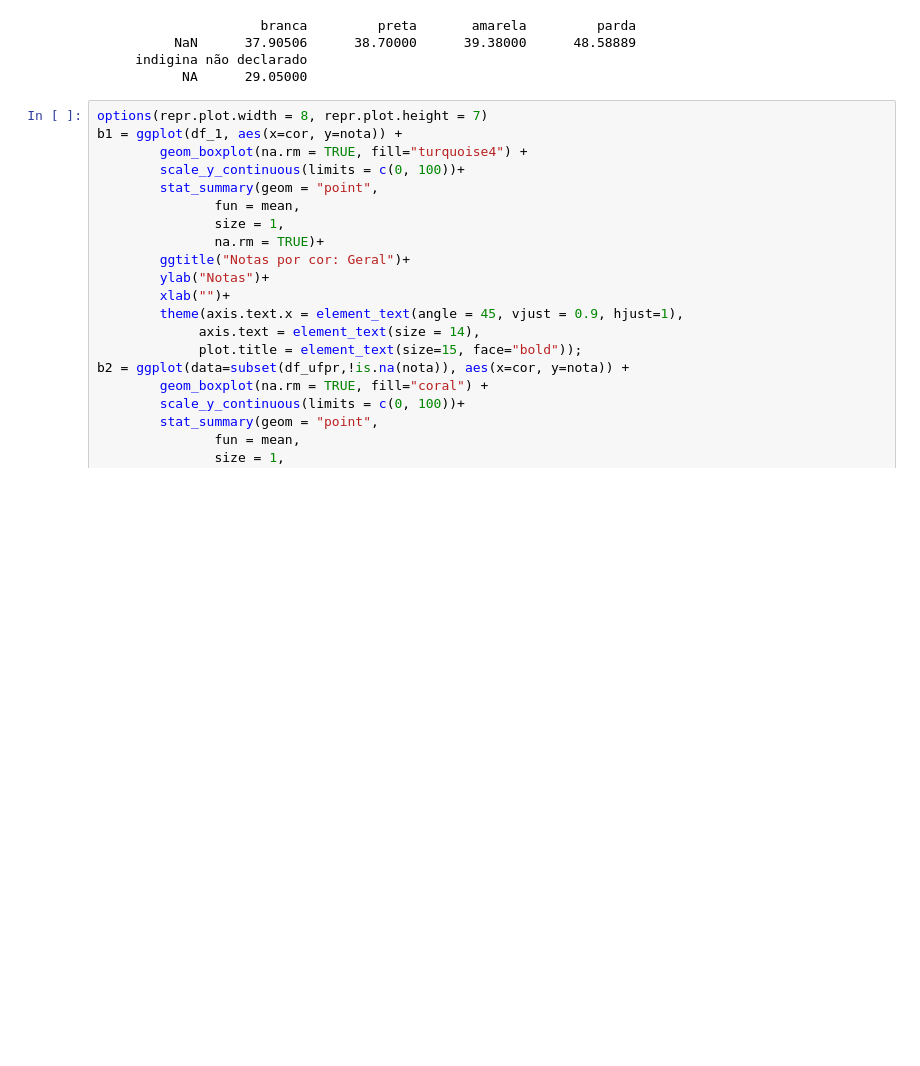
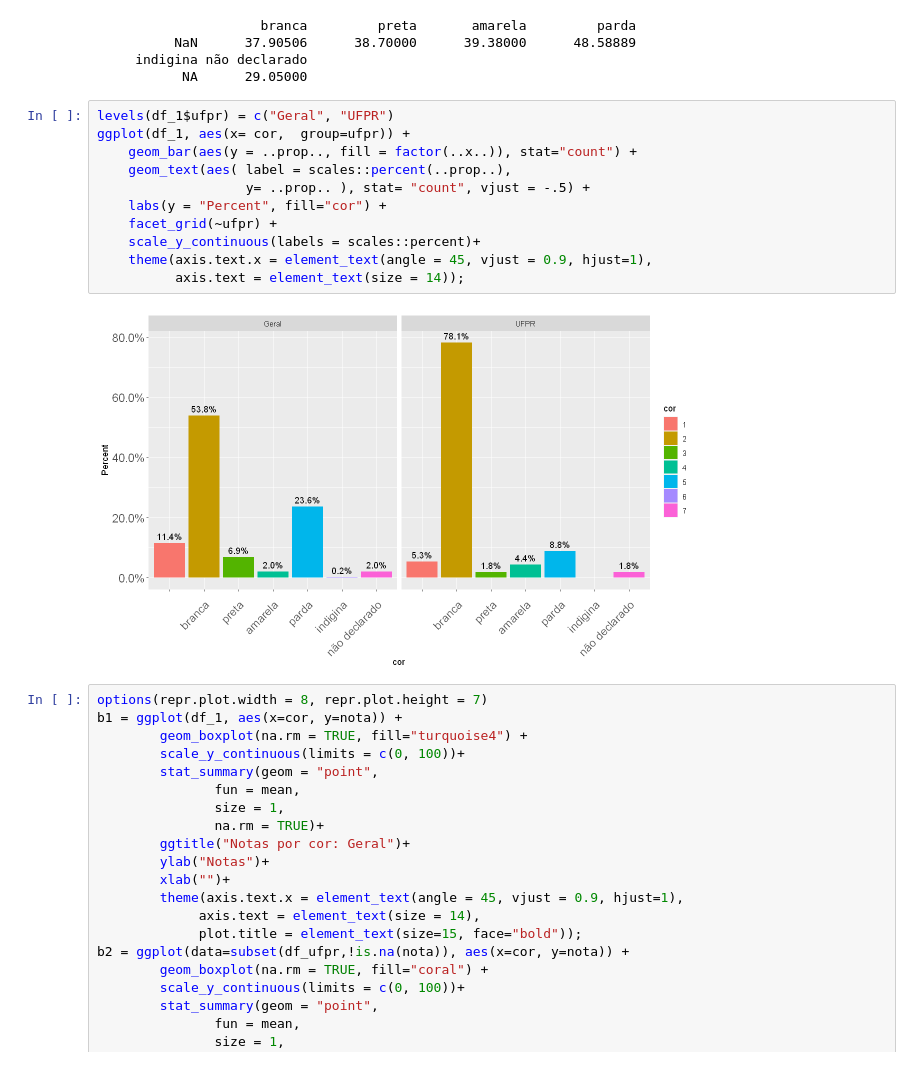
Before and after one commit to emariot/econometria, a Jupyter notebook: funcao_desempenho_educacao_superior_ufpr.ipynb, the cells around one changed output. Saved outputs shown, nothing was run; the diff lists cells and outputs as text; blank space fills up the shorter version.

```diff
--- a/funcao_desempenho_educacao_superior_ufpr.ipynb
+++ b/funcao_desempenho_educacao_superior_ufpr.ipynb
@@ -203,6 +222,19 @@ tapply(df_ufpr$nota, df_ufpr$cor, FUN=mean, na.rm=T)
           NaN      37.90506      38.70000      39.38000      48.58889
      indigina não declarado
            NA      29.05000
+# %%
+levels(df_1$ufpr) = c("Geral", "UFPR")
+ggplot(df_1, aes(x= cor,  group=ufpr)) +
+    geom_bar(aes(y = ..prop.., fill = factor(..x..)), stat="count") +
+    geom_text(aes( label = scales::percent(..prop..),
+                   y= ..prop.. ), stat= "count", vjust = -.5) +
+    labs(y = "Percent", fill="cor") +
+    facet_grid(~ufpr) +
+    scale_y_continuous(labels = scales::percent)+
+    theme(axis.text.x = element_text(angle = 45, vjust = 0.9, hjust=1),
+          axis.text = element_text(size = 14));
+# %% [output]
+[figure, added]
 # %%
 options(repr.plot.width = 8, repr.plot.height = 7)
 b1 = ggplot(df_1, aes(x=cor, y=nota)) +
```
Also changed, not shown: parts of 11 cells of this notebook.
